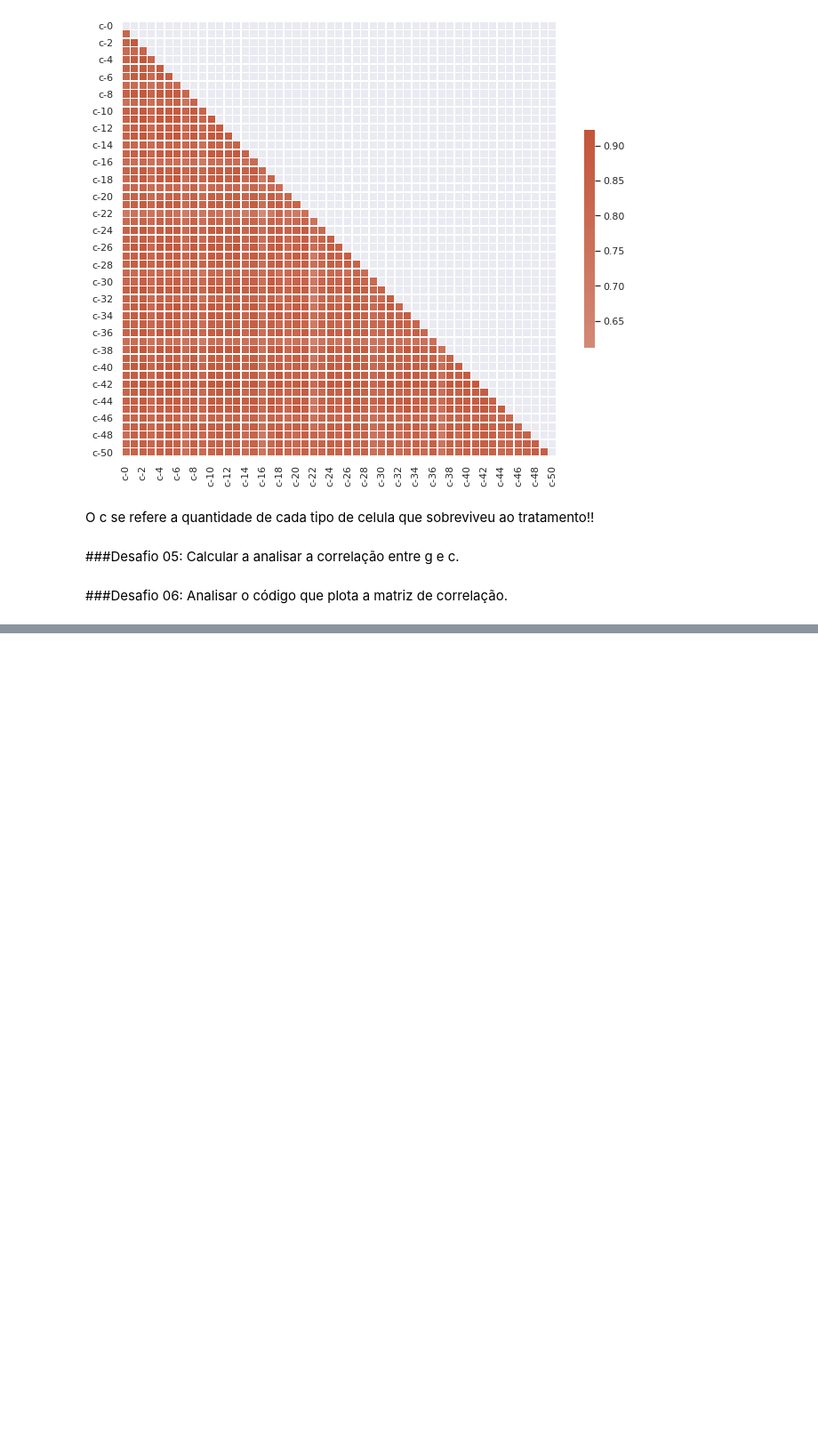
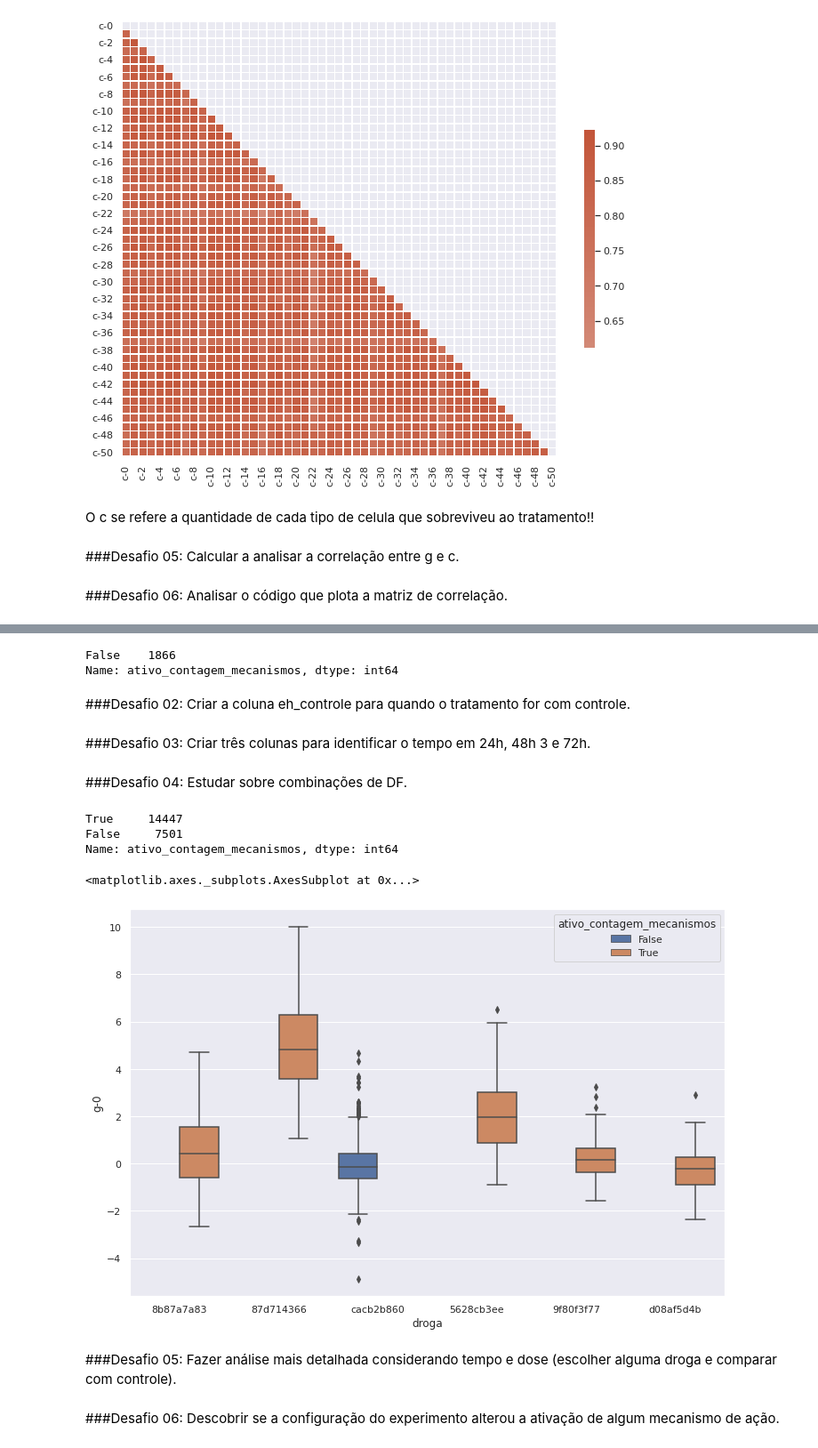
Before and after one commit to melissajblins/Imersao_Alura, a Jupyter notebook: ImersaoAlura.ipynb, the cells around one changed output, grey strips where cells are left out. Shown at 89% size. Cells and saved outputs as stored; diff of their text form; code cells hidden in the pictures; blank space fills up the shorter version.

```diff
--- a/ImersaoAlura.ipynb
+++ b/ImersaoAlura.ipynb
@@ -497,0 +500,3 @@ O c se refere a quantidade de cada tipo de celula que sobreviveu ao tratamento!!
+# %%
+dados_resultados = pd.read_csv('https://github.com/alura-cursos/imersaodados3/blob/main/dados/dados_resultados.csv?raw=true')
+dados_resultados.head()
@@ -497,0 +568,5 @@ O c se refere a quantidade de cada tipo de celula que sobreviveu ao tratamento!!
+# %%
+dados_resultados['numero_contagem_mecanismos'] = dados_resultados.drop('id', axis = 1).sum(axis = 1)
+# %%
+dados_resultados['ativo_contagem_mecanismos'] = (dados_resultados['numero_contagem_mecanismos'] != 0)
+dados_resultados
@@ -497,0 +587,3 @@ O c se refere a quantidade de cada tipo de celula que sobreviveu ao tratamento!!
+# %%
+dados_merge = pd.merge(dados, dados_resultados[['id', 'numero_contagem_mecanismos', 'ativo_contagem_mecanismos']], on = 'id')
+dados_merge.head()
@@ -497,0 +598,28 @@ O c se refere a quantidade de cada tipo de celula que sobreviveu ao tratamento!!
+# %%
+dados_merge.query('tratamento == "com_controle"')['ativo_contagem_mecanismos'].value_counts()
+# %% [output]
+False    1866
+Name: ativo_contagem_mecanismos, dtype: int64
+# %% [markdown]
+###Desafio 02: Criar a coluna eh_controle para quando o tratamento for com controle.
+# %% [markdown]
+###Desafio 03: Criar três colunas para identificar o tempo em 24h, 48h 3 e 72h.
+# %% [markdown]
+###Desafio 04: Estudar sobre combinações de DF.
+# %%
+dados_merge.query('tratamento == "com_droga"')['ativo_contagem_mecanismos'].value_counts()
+# %% [output]
+True     14447
+False     7501
+Name: ativo_contagem_mecanismos, dtype: int64
+# %%
+compostos_principais = dados_merge['droga']. value_counts().index[:6]
+plt.figure(figsize=(12, 8))
+sns.boxplot(data = dados_merge.query('droga in @compostos_principais'), y ='g-0', x = 'droga', hue='ativo_contagem_mecanismos')
+# %% [output]
+<matplotlib.axes._subplots.AxesSubplot at 0x...>
+[figure, added]
+# %% [markdown]
+###Desafio 05: Fazer análise mais detalhada considerando tempo e dose (escolher alguma droga e comparar com controle).
+# %% [markdown]
+###Desafio 06: Descobrir se a configuração do experimento alterou a ativação de algum mecanismo de ação.
```
Also changed, not shown: parts of 18 cells of this notebook.
